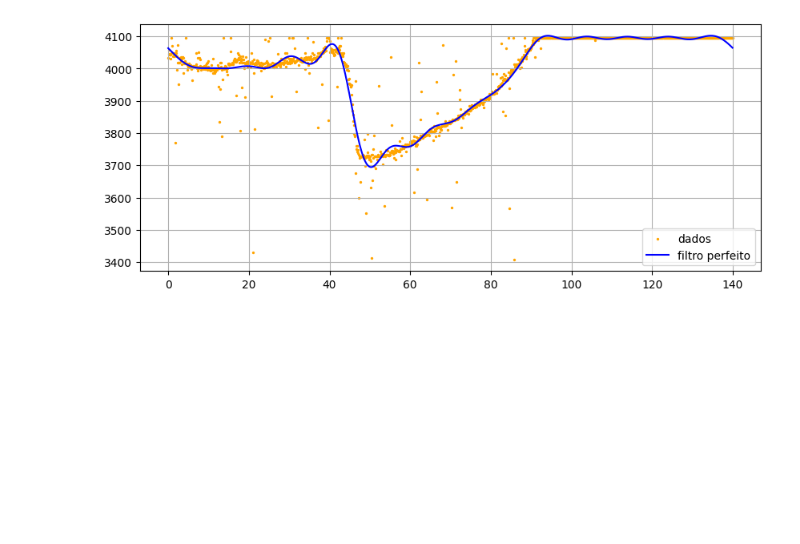
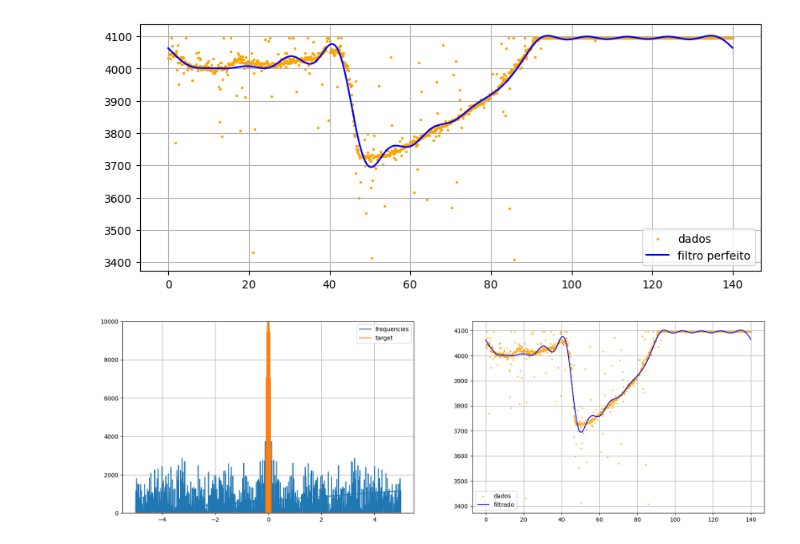
Before and after one commit to KlaussMarchi/PyTrole, a Jupyter notebook: Filter/Analisys/Analysys.ipynb, the cells around one changed output. Saved outputs shown, nothing was run; the diff lists cells and outputs as text; code cells hidden in the pictures; blank space fills up the shorter version.

```diff
--- a/Filter/Analisys/Analysys.ipynb
+++ b/Filter/Analisys/Analysys.ipynb
@@ -119,12 +119,28 @@ plt.grid()
 # %% [markdown]
 - Voltando para o domínio do tempo
 # %%
-yData = np.fft.ifft(magnitude).real
+yModel = np.fft.ifft(magnitude).real
 
 plt.figure(figsize=(10, 4))
 plt.scatter(df.time, df.input, s=2, color='orange', label='dados')
-plt.plot(xData, yData, color='blue', label='filtro perfeito')
+plt.plot(xData, yModel, color='blue', label='filtro perfeito')
 plt.legend(), plt.grid()
 plt.show()
 # %% [output]
 [figure]
+# %%
+plt.figure(figsize=(20, 6))
+plt.subplot(1, 2, 1)
+
+plt.plot(np.fft.fftfreq(len(yData), dt), np.fft.fft(yData).real, label='frequencies')
+plt.plot(frequency, magnitude.real, label='target')
+plt.ylim(0, 10000)
+plt.grid(), plt.legend()
+
+plt.subplot(1, 2, 2)
+plt.scatter(df.time, df.input, s=2, color='orange', label='dados')
+plt.plot(xData, yModel, color='blue', label='filtrado')
+plt.legend(), plt.grid()
+plt.show()
+# %% [output]
+[figure, added]
```
Also changed, not shown: 2 other files.
